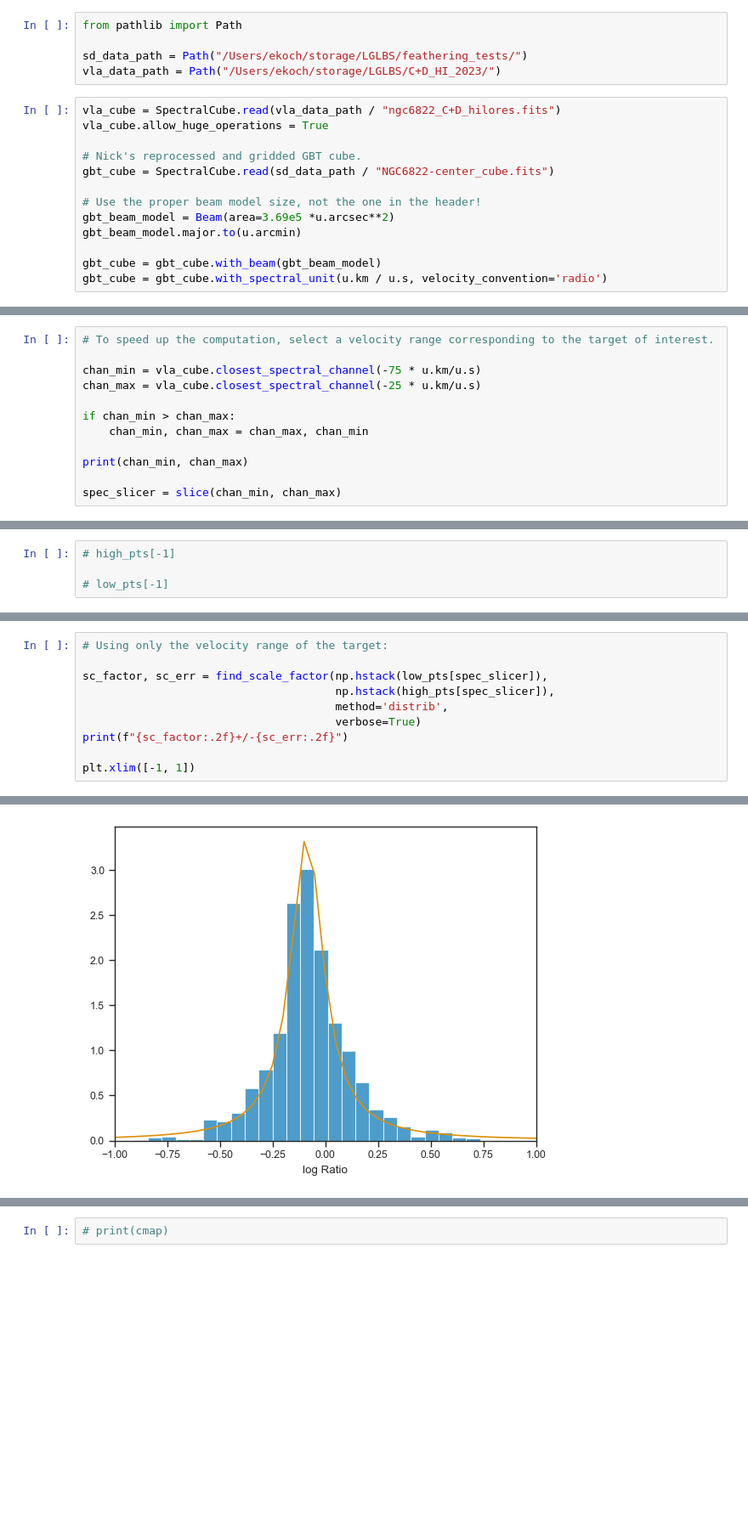
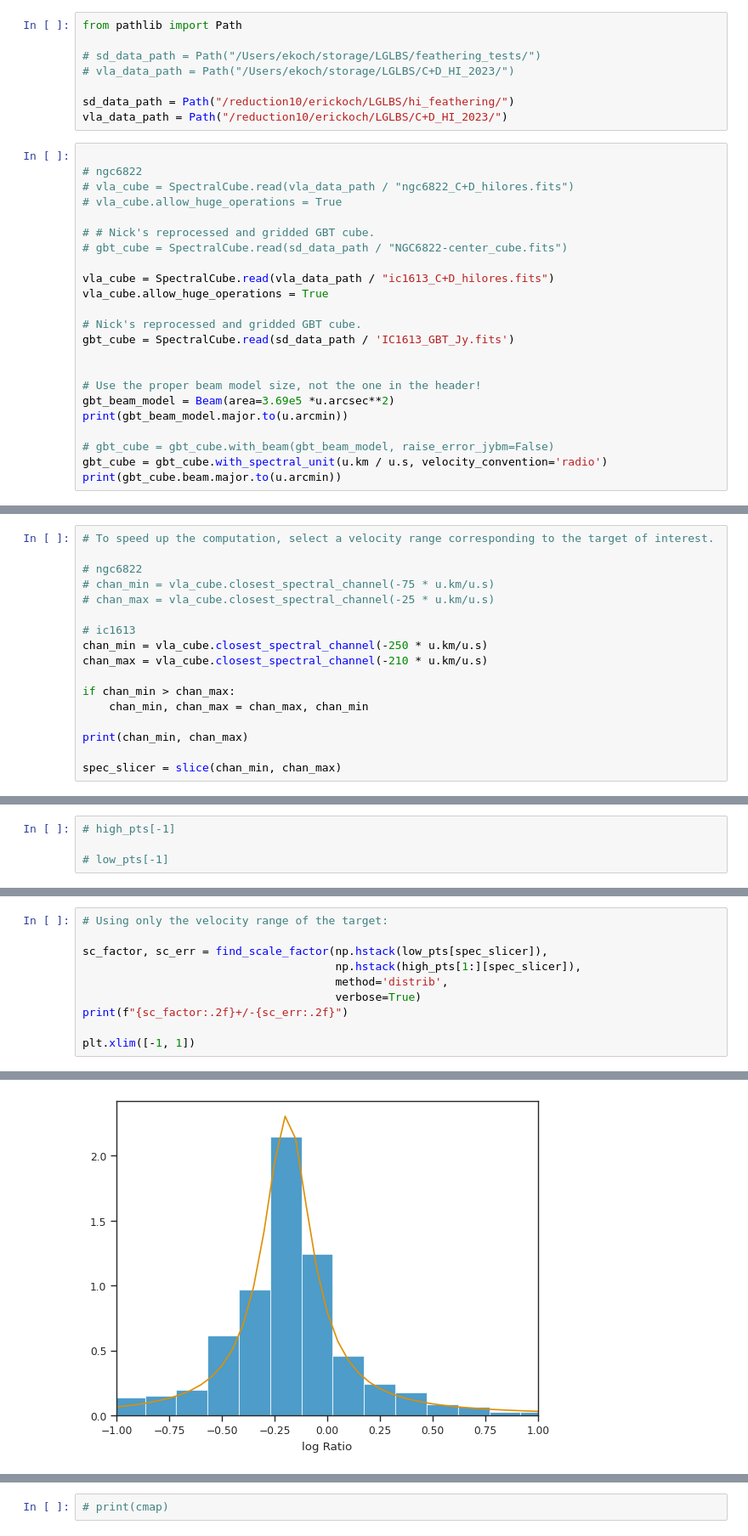
Before and after one commit to akleroy/lglbs_hi_scripts, a Jupyter notebook: feathering_all_steps_tutorial.ipynb, the cells around one changed output, grey strips where cells are left out. Shown at 85% size. Drawn from its saved outputs; the diff is of its cells as text; blank space fills up the shorter version.

Commit message:
Large update with completed+working example of feathering and MW HI foreground mitigation

```diff
--- a/feathering_all_steps_tutorial.ipynb
+++ b/feathering_all_steps_tutorial.ipynb
@@ -34,19 +34,32 @@ from cube_analysis.feather_cubes import feather_compare_cube
 # %%
 from pathlib import Path
 
-sd_data_path = Path("/Users/ekoch/storage/LGLBS/feathering_tests/")
-vla_data_path = Path("/Users/ekoch/storage/LGLBS/C+D_HI_2023/")
+# sd_data_path = Path("/Users/ekoch/storage/LGLBS/feathering_tests/")
+# vla_data_path = Path("/Users/ekoch/storage/LGLBS/C+D_HI_2023/")
+
+sd_data_path = Path("/reduction10/erickoch/LGLBS/hi_feathering/")
+vla_data_path = Path("/reduction10/erickoch/LGLBS/C+D_HI_2023/")
 # %%
-vla_cube = SpectralCube.read(vla_data_path / "ngc6822_C+D_hilores.fits")
+
+# ngc6822
+# vla_cube = SpectralCube.read(vla_data_path / "ngc6822_C+D_hilores.fits")
+# vla_cube.allow_huge_operations = True
+
+# # Nick's reprocessed and gridded GBT cube.
+# gbt_cube = SpectralCube.read(sd_data_path / "NGC6822-center_cube.fits")
+
+vla_cube = SpectralCube.read(vla_data_path / "ic1613_C+D_hilores.fits")
 vla_cube.allow_huge_operations = True
 
 # Nick's reprocessed and gridded GBT cube.
-gbt_cube = SpectralCube.read(sd_data_path / "NGC6822-center_cube.fits")
+gbt_cube = SpectralCube.read(sd_data_path / 'IC1613_GBT_Jy.fits')
+
 
 # Use the proper beam model size, not the one in the header!
 gbt_beam_model = Beam(area=3.69e5 *u.arcsec**2)
-gbt_beam_model.major.to(u.arcmin)
+print(gbt_beam_model.major.to(u.arcmin))
 
-gbt_cube = gbt_cube.with_beam(gbt_beam_model)
+# gbt_cube = gbt_cube.with_beam(gbt_beam_model, raise_error_jybm=False)
 gbt_cube = gbt_cube.with_spectral_unit(u.km / u.s, velocity_convention='radio')
+print(gbt_cube.beam.major.to(u.arcmin))
 # %% [output]
@@ -86,8 +101,13 @@ from cube_analysis.register_cubes import cube_registration
 # %%
 # To speed up the computation, select a velocity range corresponding to the target of interest.
 
-chan_min = vla_cube.closest_spectral_channel(-75 * u.km/u.s)
-chan_max = vla_cube.closest_spectral_channel(-25 * u.km/u.s)
+# ngc6822
+# chan_min = vla_cube.closest_spectral_channel(-75 * u.km/u.s)
+# chan_max = vla_cube.closest_spectral_channel(-25 * u.km/u.s)
+
+# ic1613
+chan_min = vla_cube.closest_spectral_channel(-250 * u.km/u.s)
+chan_max = vla_cube.closest_spectral_channel(-210 * u.km/u.s)
 
 if chan_min > chan_max:
     chan_min, chan_max = chan_max, chan_min
@@ -270,7 +291,7 @@ Optimization terminated successfully.
 # Using only the velocity range of the target:
 
 sc_factor, sc_err = find_scale_factor(np.hstack(low_pts[spec_slicer]),
-                                      np.hstack(high_pts[spec_slicer]),
+                                      np.hstack(high_pts[1:][spec_slicer]),
                                       method='distrib',
                                       verbose=True)
 print(f"{sc_factor:.2f}+/-{sc_err:.2f}")
@@ -285,5 +306,5 @@ Optimization terminated successfully.
 (-1.0, 1.0)
-[figure, old version]
+[figure, new version]
 # %%
 # Check for a dependence on velocity:
 
```
Also changed, not shown: parts of 17 cells of this notebook, 30 other files.
